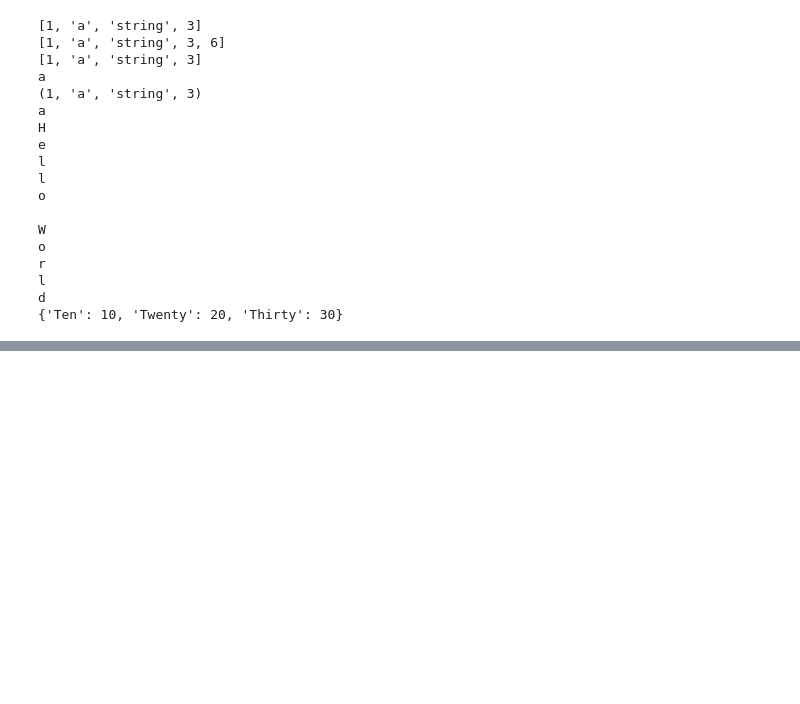
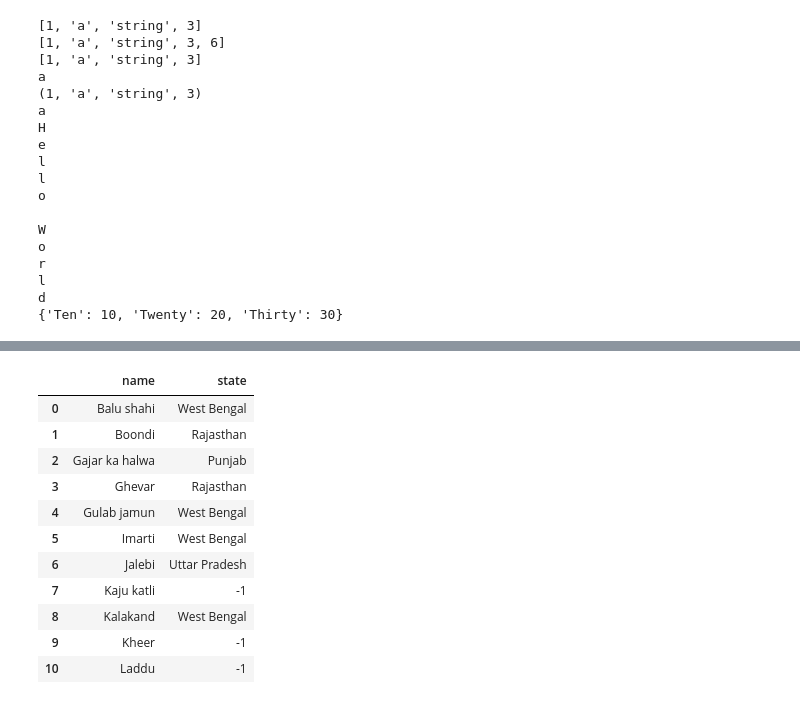
Before and after one commit to amritesh-21/amritesh18cse076, a Jupyter notebook: Assignment.ipynb, the cells around one changed output, grey strips where cells are left out. Cells and saved outputs as stored; diff of their text form; code cells hidden in the pictures; blank space fills up the shorter version.

```diff
--- a/Assignment.ipynb
+++ b/Assignment.ipynb
@@ -128,0 +173,15 @@ d
+# %%
+df.loc[:10,['name','state']]
+# %% [output]
+|  | name | state |
+| 0 | Balu shahi | West Bengal |
+| 1 | Boondi | Rajasthan |
+| 2 | Gajar ka halwa | Punjab |
+| 3 | Ghevar | Rajasthan |
+| 4 | Gulab jamun | West Bengal |
+| 5 | Imarti | West Bengal |
+| 6 | Jalebi | Uttar Pradesh |
+| 7 | Kaju katli | -1 |
+| 8 | Kalakand | West Bengal |
+| 9 | Kheer | -1 |
+| 10 | Laddu | -1 |
```
Also changed, not shown: parts of 18 cells of this notebook.
